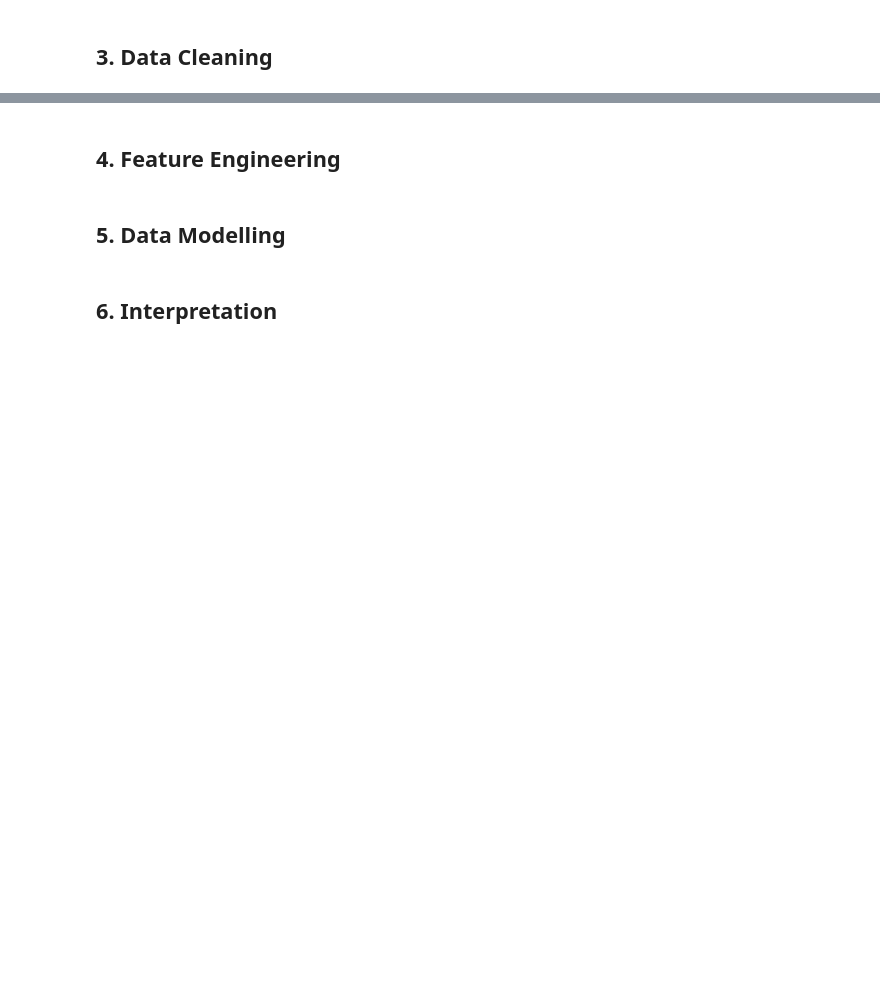
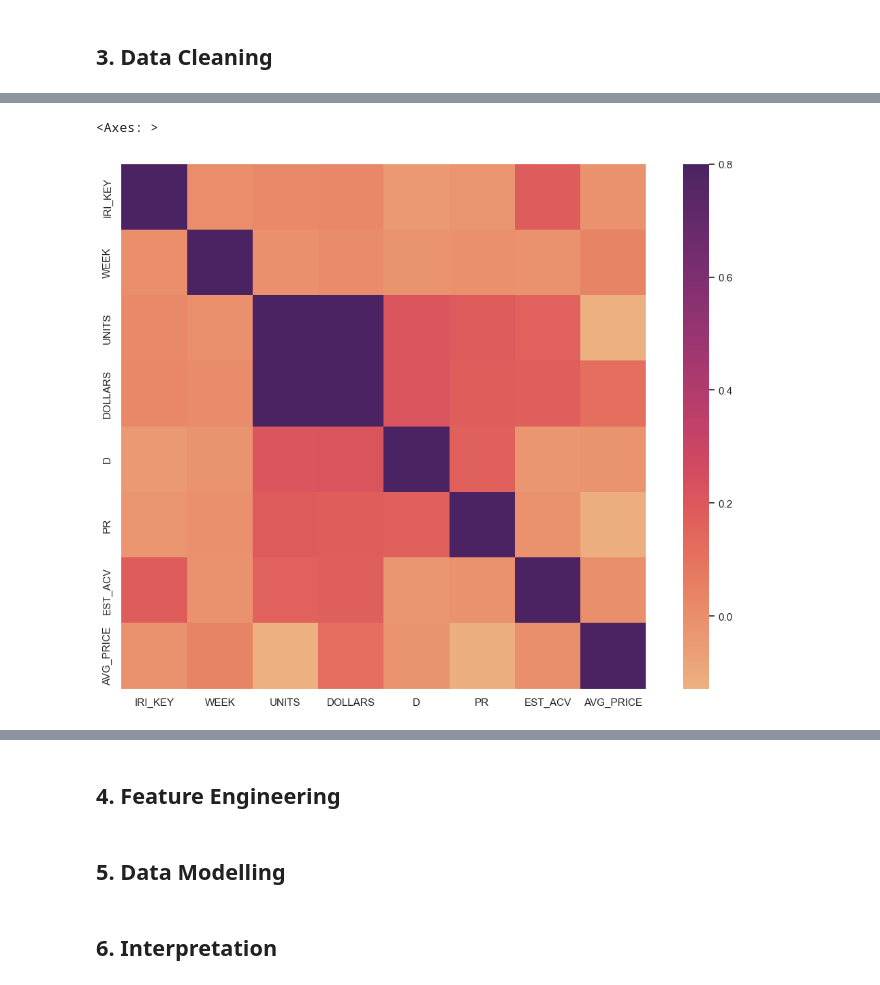
Before and after one commit to mistermakc/demand-prediction, a Jupyter notebook: analysis/regression-model.ipynb, the cells around one changed output, grey strips where cells are left out. Saved outputs shown, nothing was run; the diff lists cells and outputs as text; code cells hidden in the pictures; blank space fills up the shorter version.

```diff
--- a/analysis/regression-model.ipynb
+++ b/analysis/regression-model.ipynb
@@ -366,8 +450,8 @@ df['Calendar week ending on'] = pd.to_datetime(df['Calendar week ending on'])
 df = df.rename(columns={'Calendar week starting on': 'CALENDAR_DATE'})
 # %%
 # Dropping column for VEND merger
-#df = df.drop(columns=["Open","Clsd","SY","GE","OU","VEND","ITEM","F", "Calendar week ending on"], axis=1)
-df = df.drop(columns=["Open","Clsd","SY","GE","OU","VEND","ITEM","F", "Calendar week ending on","L1","L2","L4","L5","Level","OU","PACKAGE","FLAVOR/SCENT", "FAT CONTENT", "COOKING METHOD", "SALT/SODIUM CONTENT", "TYPE OF CUT","*STUBSPEC 1431RC"], axis=1)
+df = df.drop(columns=["Open","Clsd","SY","GE","OU","VEND","ITEM","F", "Calendar week ending on"], axis=1)
+#df = df.drop(columns=["Open","Clsd","SY","GE","OU","VEND","ITEM","F", "Calendar week ending on","L1","L2","L4","L5","Level","PACKAGE","FLAVOR/SCENT", "FAT CONTENT", "COOKING METHOD", "SALT/SODIUM CONTENT", "TYPE OF CUT","*STUBSPEC 1431RC"], axis=1)
 # %%
 df.dtypes
 # %% [output]
@@ -389,4 +471,4 @@ PRODUCT TYPE             object
 dtype: object
 # %%
 # Filter for the New York area
-ny_pepsico_df = df[(df['Market_Name'] == 'NEW YORK') & (df['L3'] == 'PEPSICO INC')].copy()
+ny_df = df[(df['Market_Name'] == 'NEW YORK')].copy()
@@ -399 +483,3 @@ ny_pepsico_df = rename_columns(ny_pepsico_df)
+# %%
+ny_df = rename_columns(ny_df)
 # %%
@@ -656,0 +504,3 @@ Name: DOLLARS, dtype: float64
+# %%
+# Creating average price variable
+ny_df['AVG_PRICE'] = (ny_df['DOLLARS'] / ny_df['UNITS']).round(2)
@@ -656,0 +525,8 @@ Name: DOLLARS, dtype: float64
+# %%
+# Showing a correlation matrix heatmap of all variables
+ny_correlation_matrix = ny_df.corr()
+f, ax = plt.subplots(figsize=(14, 10))
+sns.heatmap(ny_correlation_matrix, vmax=.8, square=True, cmap="flare")
+# %% [output]
+<Axes: >
+[figure, added]
```
Also changed, not shown: parts of 77 cells of this notebook.
